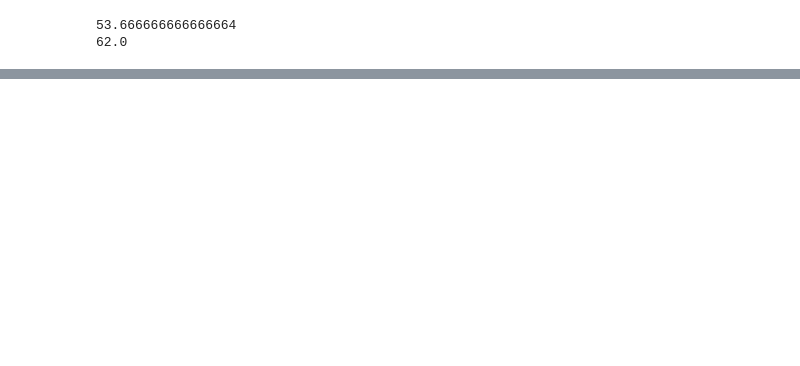
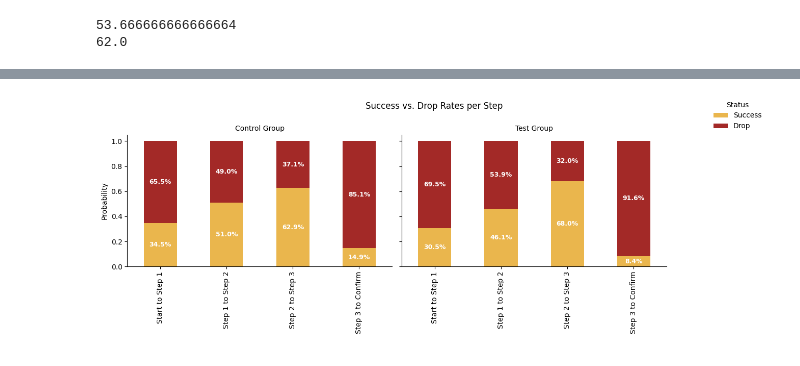
Before and after one commit to Ou-Hai/vanguard-ab-test, a Jupyter notebook: notebooks/Notebook_Ako.ipynb, the cells around one changed output, grey strips where cells are left out. Drawn from its saved outputs; the diff is of its cells as text; code cells hidden in the pictures; blank space fills up the shorter version.

Commit message:
Error and Task Completion per step analysis added

```diff
--- a/notebooks/Notebook_Ako.ipynb
+++ b/notebooks/Notebook_Ako.ipynb
@@ -628,0 +755,18 @@ fig.show()
+# %%
+# 'Melt' the success probabilities
+plot_data = prob_df.reset_index().melt(id_vars='Variation', var_name='Step', value_name='Success_Prob')
+
+# Adding the 'Drop' probability
+plot_data['Drop_Prob'] = 1 - plot_data['Success_Prob']
+
+# Create a specialised dataframe for the 'Stacked' look
+melted_success = plot_data[['Variation', 'Step', 'Success_Prob']].copy()
+melted_success['Status'] = 'Success'
+melted_success.rename(columns={'Success_Prob': 'Probability'}, inplace=True)
+
+melted_drop = plot_data[['Variation', 'Step', 'Drop_Prob']].copy()
+melted_drop['Status'] = 'Drop'
+melted_drop.rename(columns={'Drop_Prob': 'Probability'}, inplace=True)
+
+final_plot_df = pd.concat([melted_success, melted_drop])
+final_plot_df
@@ -628,0 +791,32 @@ fig.show()
+# %%
+#Stacked graph of success vs drop
+g = sns.FacetGrid(final_plot_df, col="Variation", height=5, aspect=1.2)
+
+def stacked_bar(data, **kwargs):
+    ax = plt.gca()
+    pivot = data.pivot(index='Step', columns='Status', values='Probability')
+    pivot = pivot[['Success', 'Drop']]
+
+    pivot.plot(kind='bar', stacked=True, ax=ax, color=['#eab64d','#a32927'], legend=True)
+
+    for container in ax.containers:
+        labels = [f'{v.get_height():.1%}' if v.get_height() > 0.05 else '' for v in container]
+        ax.bar_label(container, labels=labels, label_type='center', color='white', fontweight='bold', fontsize=9)
+
+g.map_dataframe(stacked_bar)
+
+g.set_axis_labels(" ", "Probability")
+g.set_titles("{col_name} Group")
+
+handles, labels = plt.gca().get_legend_handles_labels()
+g.add_legend(dict(zip(labels, handles)), title="Status", loc='upper right')
+
+for ax in g.axes.flat:
+    if ax.get_legend():
+        ax.get_legend().remove()
+
+plt.subplots_adjust(top=0.85, right=0.85)
+g.fig.suptitle('Success vs. Drop Rates per Step')
+plt.show()
+# %% [output]
+[figure, added]
```
Also changed, not shown: parts of 38 cells of this notebook.
